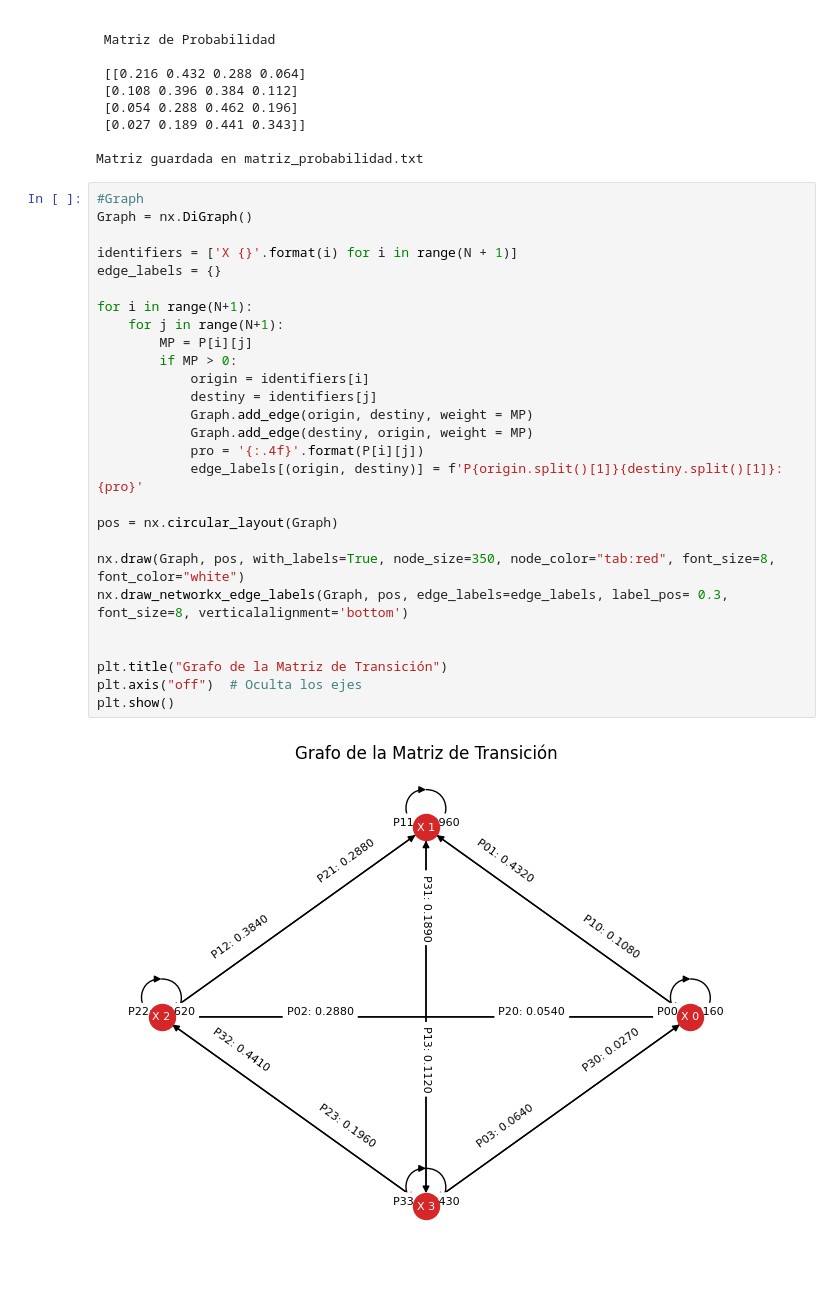
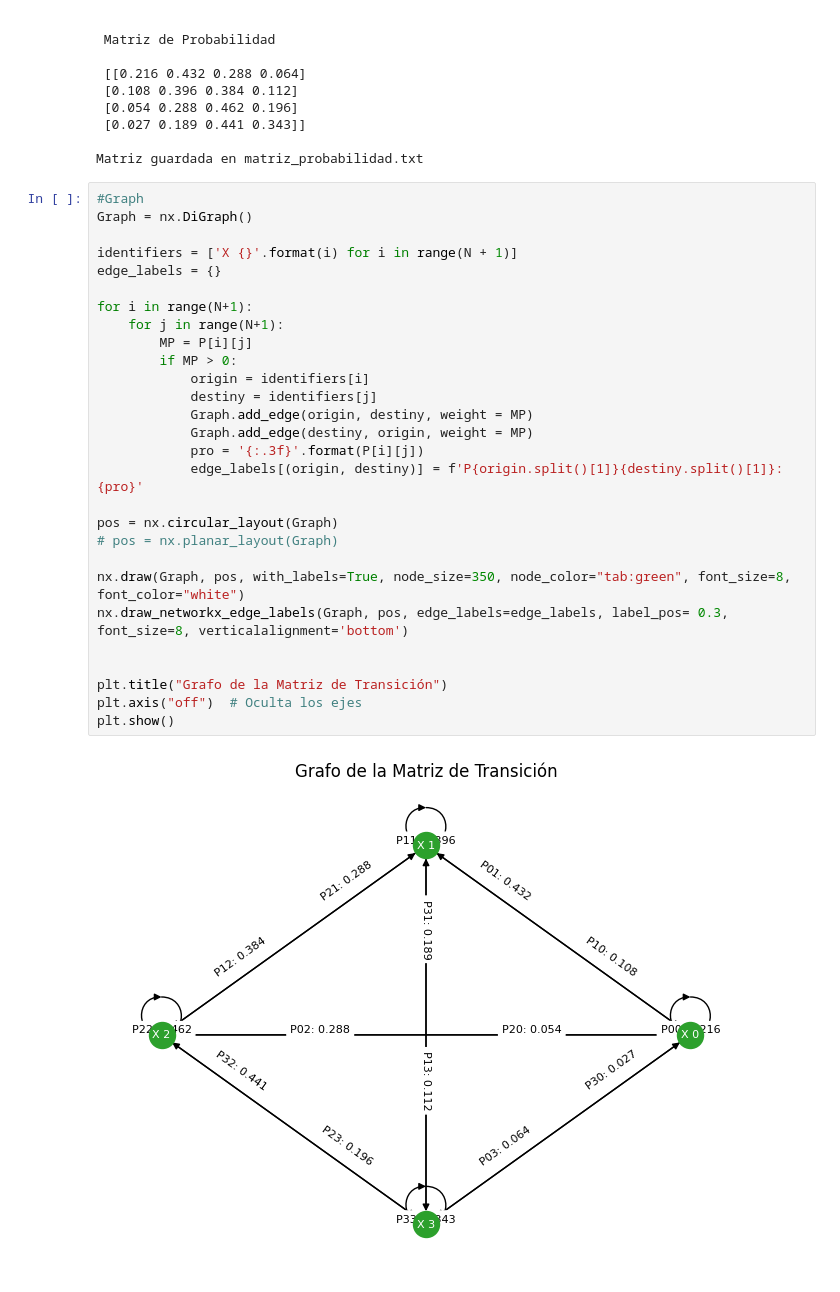
Before and after one commit to Julian-Chingal/Probabilisticos, a Jupyter notebook: Entrega_1/cadenas.ipynb, the cells around one changed output. Drawn from its saved outputs; the diff is of its cells as text.

```diff
--- a/Entrega_1/cadenas.ipynb
+++ b/Entrega_1/cadenas.ipynb
@@ -139,29 +139,30 @@ Matriz guardada en matriz_probabilidad.txt
 # %%
 #Graph
 Graph = nx.DiGraph()
 
 identifiers = ['X {}'.format(i) for i in range(N + 1)]
 edge_labels = {}
 
 for i in range(N+1):
     for j in range(N+1):
         MP = P[i][j]
         if MP > 0:
             origin = identifiers[i]
             destiny = identifiers[j]
             Graph.add_edge(origin, destiny, weight = MP)
             Graph.add_edge(destiny, origin, weight = MP)
-            pro = '{:.4f}'.format(P[i][j])
+            pro = '{:.3f}'.format(P[i][j])
             edge_labels[(origin, destiny)] = f'P{origin.split()[1]}{destiny.split()[1]}: {pro}'
 
 pos = nx.circular_layout(Graph)
+# pos = nx.planar_layout(Graph)
 
-nx.draw(Graph, pos, with_labels=True, node_size=350, node_color="tab:red", font_size=8, font_color="white")
+nx.draw(Graph, pos, with_labels=True, node_size=350, node_color="tab:green", font_size=8, font_color="white")
 nx.draw_networkx_edge_labels(Graph, pos, edge_labels=edge_labels, label_pos= 0.3, font_size=8, verticalalignment='bottom')
 
 
 plt.title("Grafo de la Matriz de Transición")
 plt.axis("off")  # Oculta los ejes
 plt.show()
 # %% [output]
-[figure, old version]
+[figure, new version]
```
